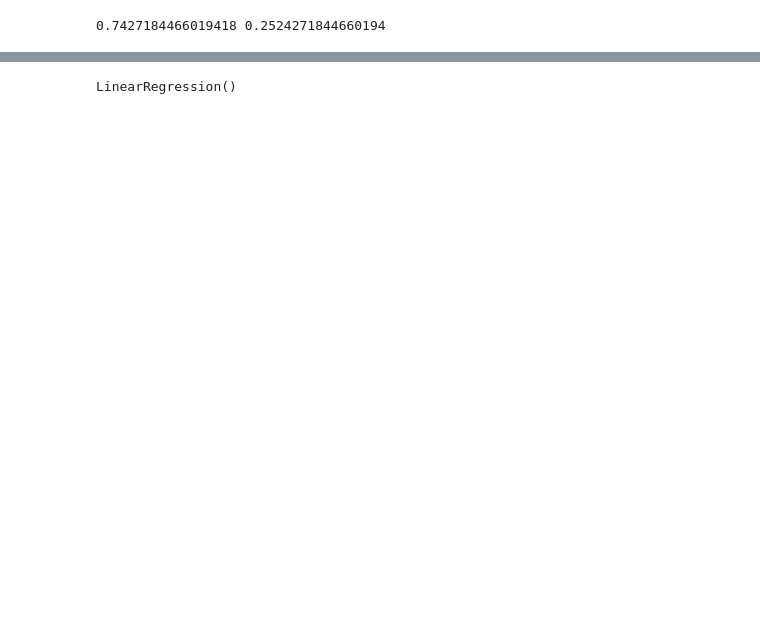
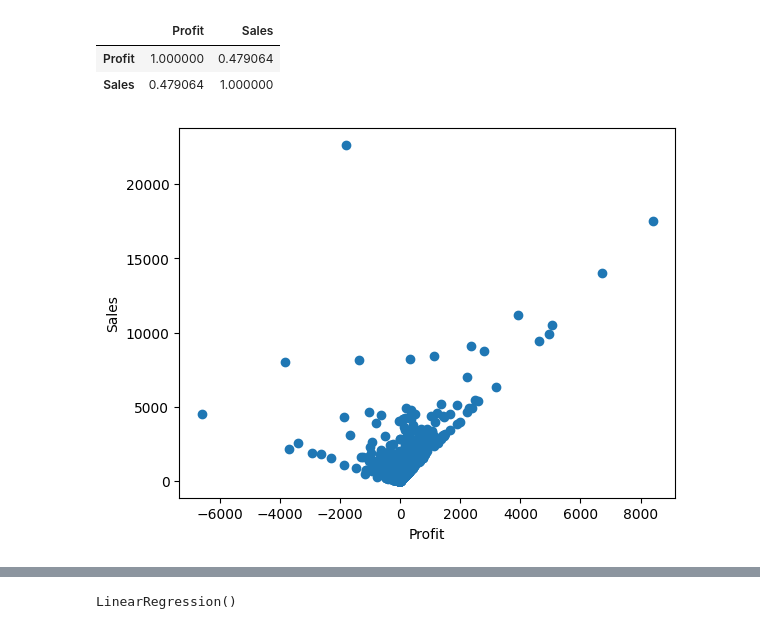
Before and after one commit to Sailappansivan/Machine-learning, a Jupyter notebook: Linear_regression.ipynb, the cells around one changed output, grey strips where cells are left out. Cells and saved outputs as stored; diff of their text form; code cells hidden in the pictures; blank space fills up the shorter version.

```diff
--- a/Linear_regression.ipynb
+++ b/Linear_regression.ipynb
@@ -71,0 +79,2 @@ Text(0.5, 0, 'price')
+# %%
+df = df[["Profit", "Sales"]] # data that has to be initiated or predict panapora data
@@ -72,6 +102,19 @@ Text(0.5, 0, 'price')
+# %%
+df.corr() #corr relation coefficient
+# %% [output]
+|  | Profit | Sales |
+| Profit | 1.000000 | 0.479064 |
+| Sales | 0.479064 | 1.000000 |
+# %%
+ X = df["Profit"]
+ y = df["Sales"]
+# %%
+plt.scatter(X, y)
+plt.xlabel("Profit")
+plt.ylabel("Sales")
+plt.show()
+# %% [output]
+[figure, added]
 # %%
 from sklearn.model_selection import train_test_split
-x_train ,x_test ,y_train ,y_test = train_test_split(x ,y,random_state=23)
-print(x_train.shape[0]/206 ,x_test.shape[0]/206)
+X_train, X_test ,y_train ,y_test = train_test_split(X, y, test_size=0.3, random_state=22)
-# %% [output]
-0.7427184466019418 0.2524271844660194
```
Also changed, not shown: parts of 37 cells of this notebook.
